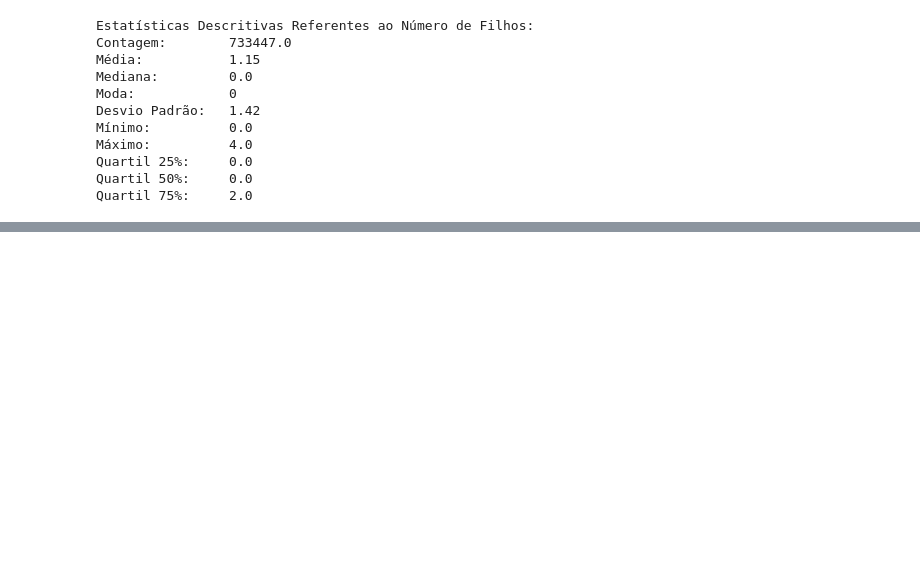
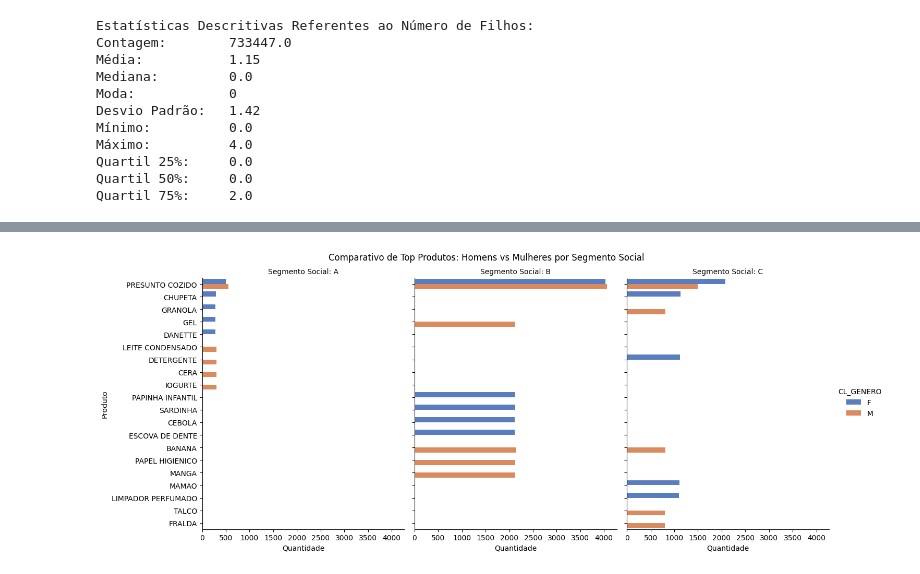
Before and after one commit to teoteoh/sctec_aulas, a Jupyter notebook: Miniprojeto_TeodoraCosta_Analise_de_Dados_TI.ipynb, the cells around one changed output, grey strips where cells are left out. Saved outputs shown, nothing was run; the diff lists cells and outputs as text; code cells hidden in the pictures; blank space fills up the shorter version.

```diff
--- a/Miniprojeto_TeodoraCosta_Analise_de_Dados_TI.ipynb
+++ b/Miniprojeto_TeodoraCosta_Analise_de_Dados_TI.ipynb
@@ -180,0 +205,20 @@ Quartil 75%:     2.0
+# %%
+prod_seg_gen = df.groupby(['CL_SEG', 'CL_GENERO', 'PR_NOME']).size().reset_index(name='QUANTIDADE')
+
+top_prod_comparativo = prod_seg_gen.groupby(['CL_SEG', 'CL_GENERO']).apply(lambda x: x.nlargest(5, 'QUANTIDADE')).reset_index(drop=True)
+
+g = sns.catplot(
+    data=top_prod_comparativo,
+    kind="bar",
+    x="QUANTIDADE", y="PR_NOME",
+    hue="CL_GENERO", col="CL_SEG",
+    palette="muted", height=6, aspect=0.8
+)
+
+g.set_titles("Segmento Social: {col_name}")
+g.set_axis_labels("Quantidade", "Produto")
+plt.subplots_adjust(top=0.9)
+g.fig.suptitle('Comparativo de Top Produtos: Homens vs Mulheres por Segmento Social')
+plt.show()
+# %% [output]
+[figure, added]
```
Also changed, not shown: parts of 7 cells of this notebook.
